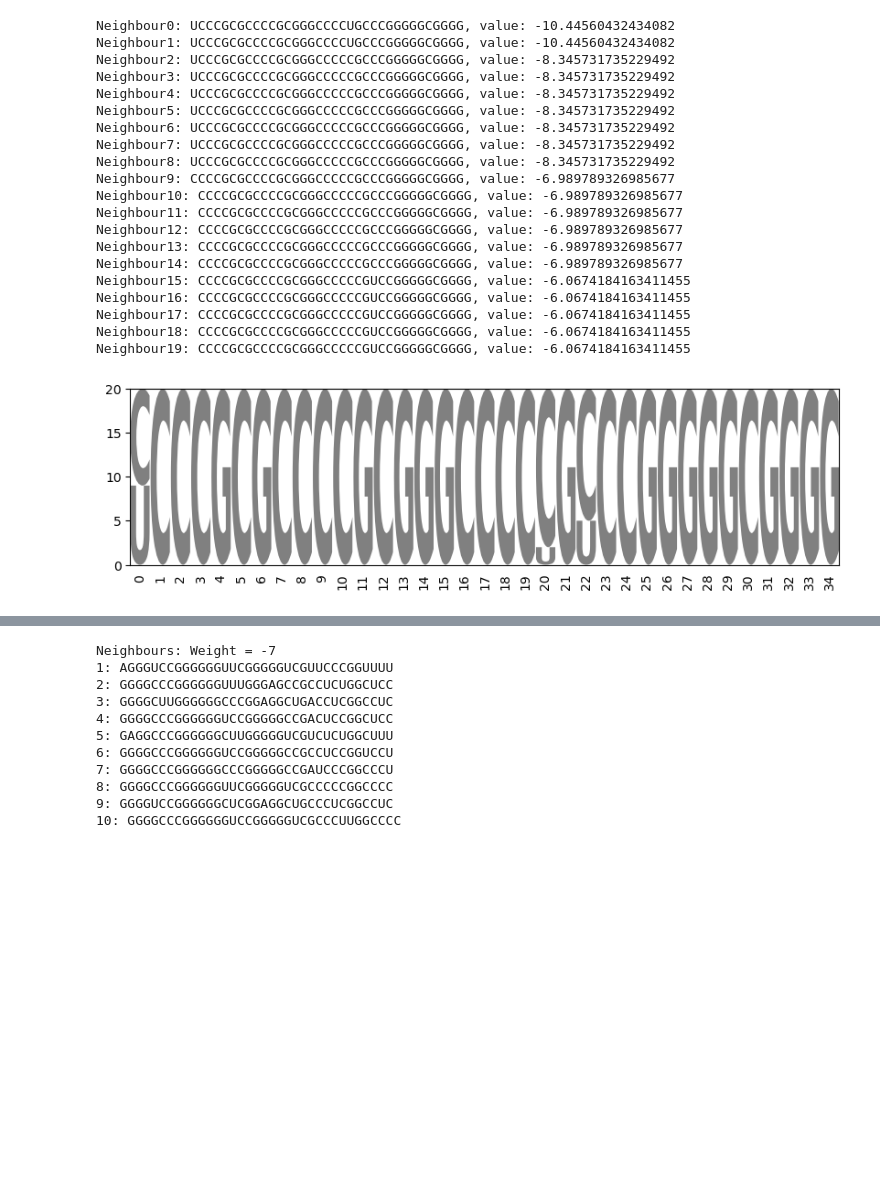
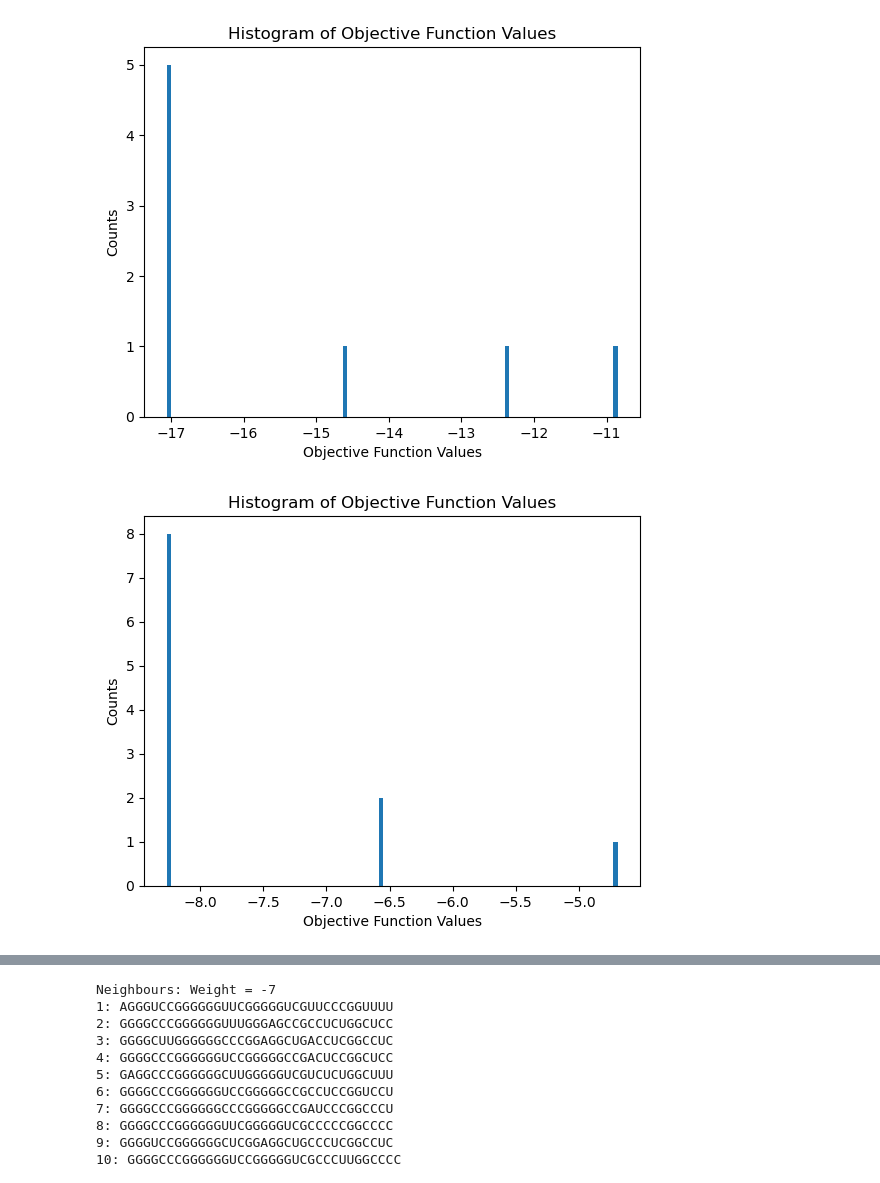
Before and after one commit to elenamrdja/Bachelor-thesis, a Jupyter notebook: NeighbourClass.ipynb, the cells around one changed output, grey strips where cells are left out. Cells and saved outputs as stored; diff of their text form; code cells hidden in the pictures; blank space fills up the shorter version.

```diff
--- a/NeighbourClass.ipynb
+++ b/NeighbourClass.ipynb
@@ -127,62 +101,71 @@ def multi_defect(sequence, targets, xi=1):
     diff_targets = sum(2/(k*(k-1)) * abs(eos[i]-eos[j])
         for i in range(k) for j in range(k) if i<j)
     return diff_ee + xi * diff_targets
+# %%
+def optimize(model,td, objective, steps, weight, distance, temp, start=None):
+    ng = NeighborGenerator(model, td)
+    ng.set_distance(distance)
+    ng.set_distance_weight(weight)
+
+    sampler = ir.Sampler(model)
+    cur = sampler.sample() if start is None else start
+    ng.set_origin(cur)
+
+    x = cur
+    obj_values = []
+    for i in range(steps):
+        pi_x = np.exp(temp * objective(x))
+
+        y = ng.generate_neighbour()
+        pi_y = np.exp(temp * objective(y))
+
+        acceptance_probability = min(1, pi_y / pi_x)
+        if acceptance_probability > np.random.uniform(0,1):
+            x = y
+            obj_values.append(objective(x))
+
+
+    plt.hist(obj_values, bins= 100)
+    plt.xlabel('Objective Function Values')
+    plt.ylabel('Counts')
+    plt.title('Histogram of Objective Function Values')
+    plt.show()
+    return x, objective(x)
 # %%
 n=35
 m=4
 
 targets = ["((((((((((...))))((((....))))))))))",
            "((((((.((((((((....))))..))))))))))",
            ".((((((...)))))).(((((((....)))))))"]
 
 model = ir.Model(n,m)
 model.add_functions([rna.GCCont(i) for i in range(n)], 'gc')
 model.set_feature_weight(1, 'gc')
 
 
 
 for k, target in enumerate(targets):
     bps = rna.parse(target)
     model.add_constraints(rna.BPComp(i, j) for (i, j) in bps)
     model.add_functions([rna.BPEnergy(i, j, (i-1, j+1) not in bps)
     for (i, j) in bps], f'energy{k}')
 
 original_sampler = ir.Sampler(model)
 td = original_sampler.td
 
 
-steps = 20
+steps = 200
 temp = 40
 objective = lambda x: - multi_defect(rna.ass_to_seq(x),targets,1)
 
 
-iterations=1
+iterations=10
 distance = hammingdistance
 weight = -4
 
 for i in range(iterations):
-    sequences, best,bestval = optimize(model,td, objective, steps, weight, distance, temp, start=None)
-    rna_sequences = [sequences[i][0] for i in range(len(sequences))]
-    opt_draw_logo(rna_sequences)
+    best,bestval = optimize(model,td, objective, steps, weight, distance, temp, start=None)
 # %% [output]
-Neighbour0: UCCCGCGCCCCGCGGGCCCCUGCCCGGGGGCGGGG, value: -10.44560432434082
-Neighbour1: UCCCGCGCCCCGCGGGCCCCUGCCCGGGGGCGGGG, value: -10.44560432434082
-Neighbour2: UCCCGCGCCCCGCGGGCCCCCGCCCGGGGGCGGGG, value: -8.345731735229492
-Neighbour3: UCCCGCGCCCCGCGGGCCCCCGCCCGGGGGCGGGG, value: -8.345731735229492
-Neighbour4: UCCCGCGCCCCGCGGGCCCCCGCCCGGGGGCGGGG, value: -8.345731735229492
-Neighbour5: UCCCGCGCCCCGCGGGCCCCCGCCCGGGGGCGGGG, value: -8.345731735229492
-Neighbour6: UCCCGCGCCCCGCGGGCCCCCGCCCGGGGGCGGGG, value: -8.345731735229492
-Neighbour7: UCCCGCGCCCCGCGGGCCCCCGCCCGGGGGCGGGG, value: -8.345731735229492
-Neighbour8: UCCCGCGCCCCGCGGGCCCCCGCCCGGGGGCGGGG, value: -8.345731735229492
-Neighbour9: CCCCGCGCCCCGCGGGCCCCCGCCCGGGGGCGGGG, value: -6.989789326985677
-Neighbour10: CCCCGCGCCCCGCGGGCCCCCGCCCGGGGGCGGGG, value: -6.989789326985677
-Neighbour11: CCCCGCGCCCCGCGGGCCCCCGCCCGGGGGCGGGG, value: -6.989789326985677
-Neighbour12: CCCCGCGCCCCGCGGGCCCCCGCCCGGGGGCGGGG, value: -6.989789326985677
-Neighbour13: CCCCGCGCCCCGCGGGCCCCCGCCCGGGGGCGGGG, value: -6.989789326985677
-Neighbour14: CCCCGCGCCCCGCGGGCCCCCGCCCGGGGGCGGGG, value: -6.989789326985677
-Neighbour15: CCCCGCGCCCCGCGGGCCCCCGUCCGGGGGCGGGG, value: -6.0674184163411455
-Neighbour16: CCCCGCGCCCCGCGGGCCCCCGUCCGGGGGCGGGG, value: -6.0674184163411455
-Neighbour17: CCCCGCGCCCCGCGGGCCCCCGUCCGGGGGCGGGG, value: -6.0674184163411455
-Neighbour18: CCCCGCGCCCCGCGGGCCCCCGUCCGGGGGCGGGG, value: -6.0674184163411455
-Neighbour19: CCCCGCGCCCCGCGGGCCCCCGUCCGGGGGCGGGG, value: -6.0674184163411455
-[figure, old version]
+[figure, new version]
+[figure, added]
```
Also changed, not shown: parts of 5 cells of this notebook.
